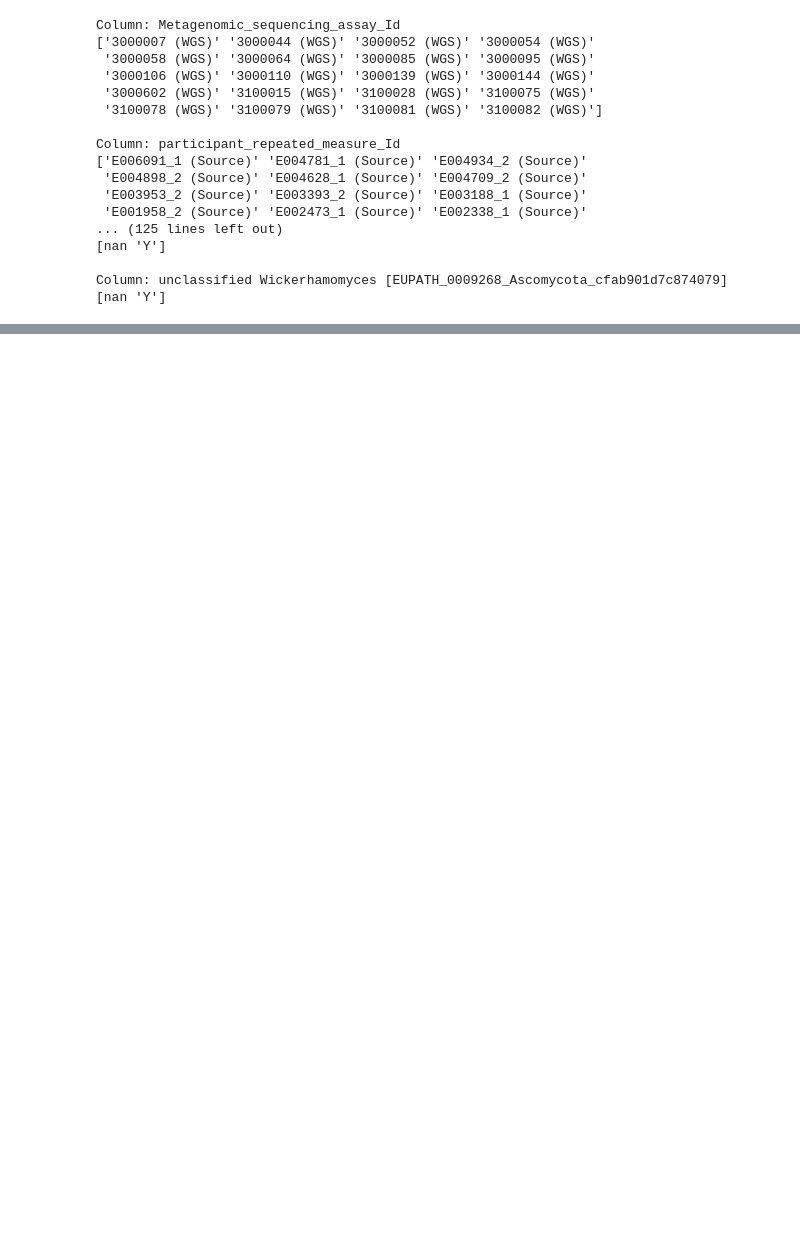
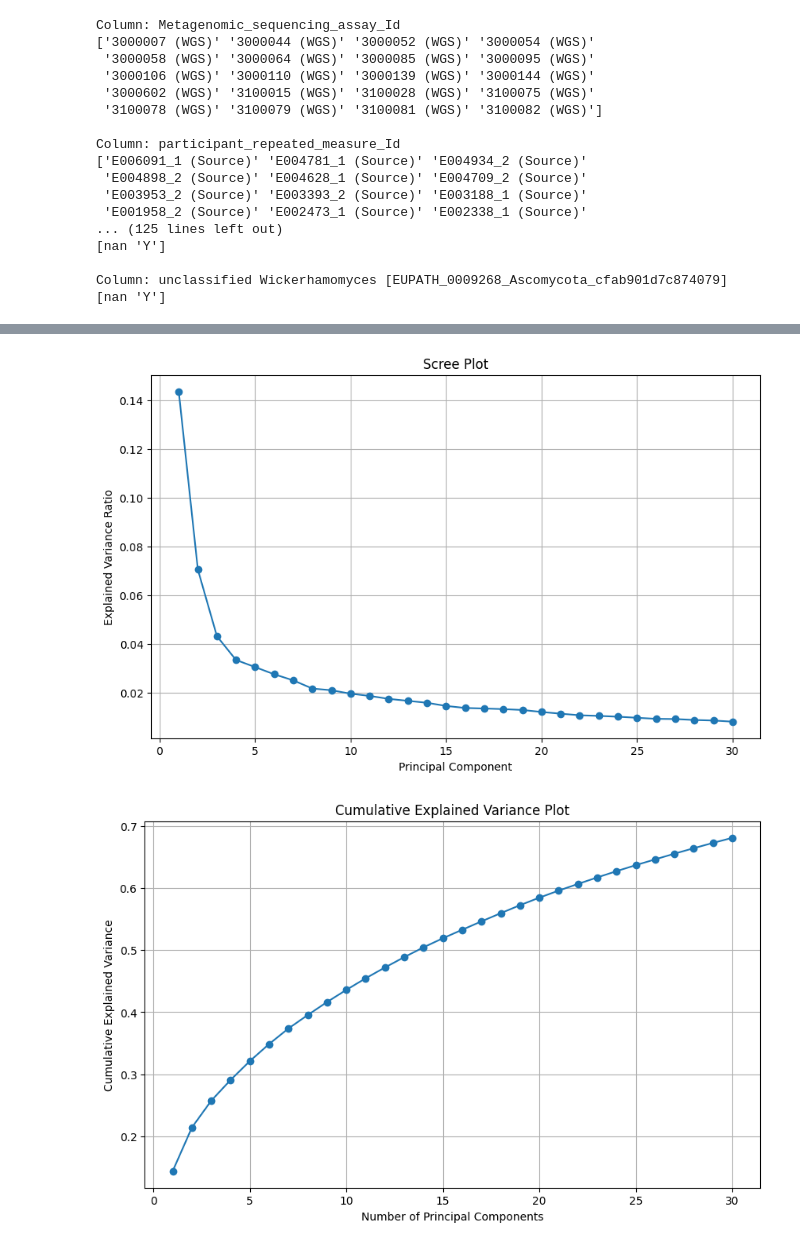
Before and after one commit to dnyaneshgawari63/16s_rRNA, a Jupyter notebook: EDA.ipynb, the cells around one changed output, grey strips where cells are left out. Drawn from its saved outputs; the diff is of its cells as text; code cells hidden in the pictures; blank space fills up the shorter version.

```diff
--- a/EDA.ipynb
+++ b/EDA.ipynb
@@ -123,0 +290,32 @@ Warning: 'group_column' not found. Skipping box plots.
+# %%
+import numpy as np
+import matplotlib.pyplot as plt
+
+explained_variance_ratios = np.array([0.14352401, 0.07050333, 0.04314911, 0.03341689, 0.03050244, 0.02755147,
+                                     0.02505026, 0.0216949,  0.0210012,  0.01958899, 0.0186768,  0.01746662,
+                                     0.01667167, 0.01585866, 0.01457447, 0.01373686, 0.01351277, 0.01326791,
+                                     0.01291394, 0.01209333, 0.01139469, 0.0107462,  0.01048511, 0.01015526,
+                                     0.00971888, 0.00928771, 0.00919734, 0.00881322, 0.00859651, 0.00813296])
+
+cumulative_variance = np.cumsum(explained_variance_ratios)
+
+# Scree plot
+plt.figure(figsize=(10, 6))
+plt.plot(range(1, len(explained_variance_ratios) + 1), explained_variance_ratios, marker='o', linestyle='-')
+plt.xlabel("Principal Component")
+plt.ylabel("Explained Variance Ratio")
+plt.title("Scree Plot")
+plt.grid(True)
+plt.show()
+
+# Cumulative explained variance plot
+plt.figure(figsize=(10, 6))
+plt.plot(range(1, len(cumulative_variance) + 1), cumulative_variance, marker='o', linestyle='-')
+plt.xlabel("Number of Principal Components")
+plt.ylabel("Cumulative Explained Variance")
+plt.title("Cumulative Explained Variance Plot")
+plt.grid(True)
+plt.show()
+# %% [output]
+[figure, added]
+[figure, added]
```
Also changed, not shown: parts of 14 cells of this notebook.
